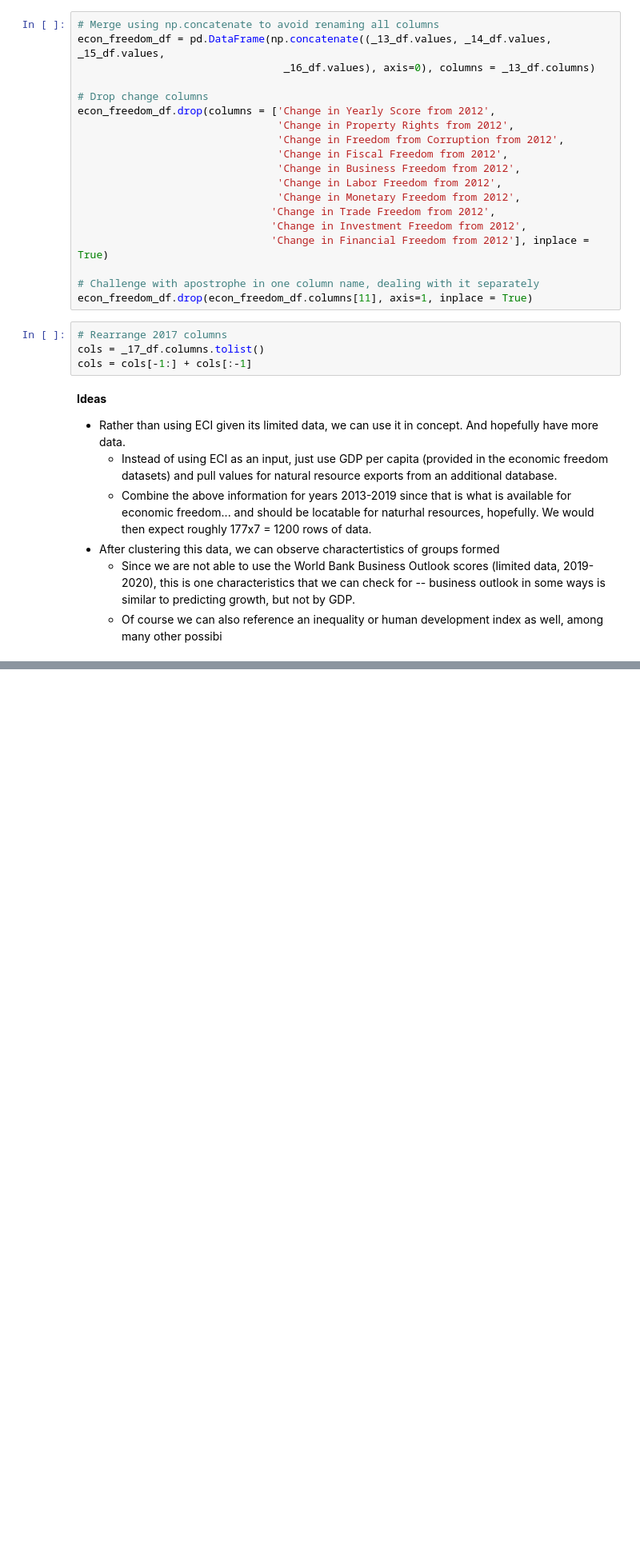
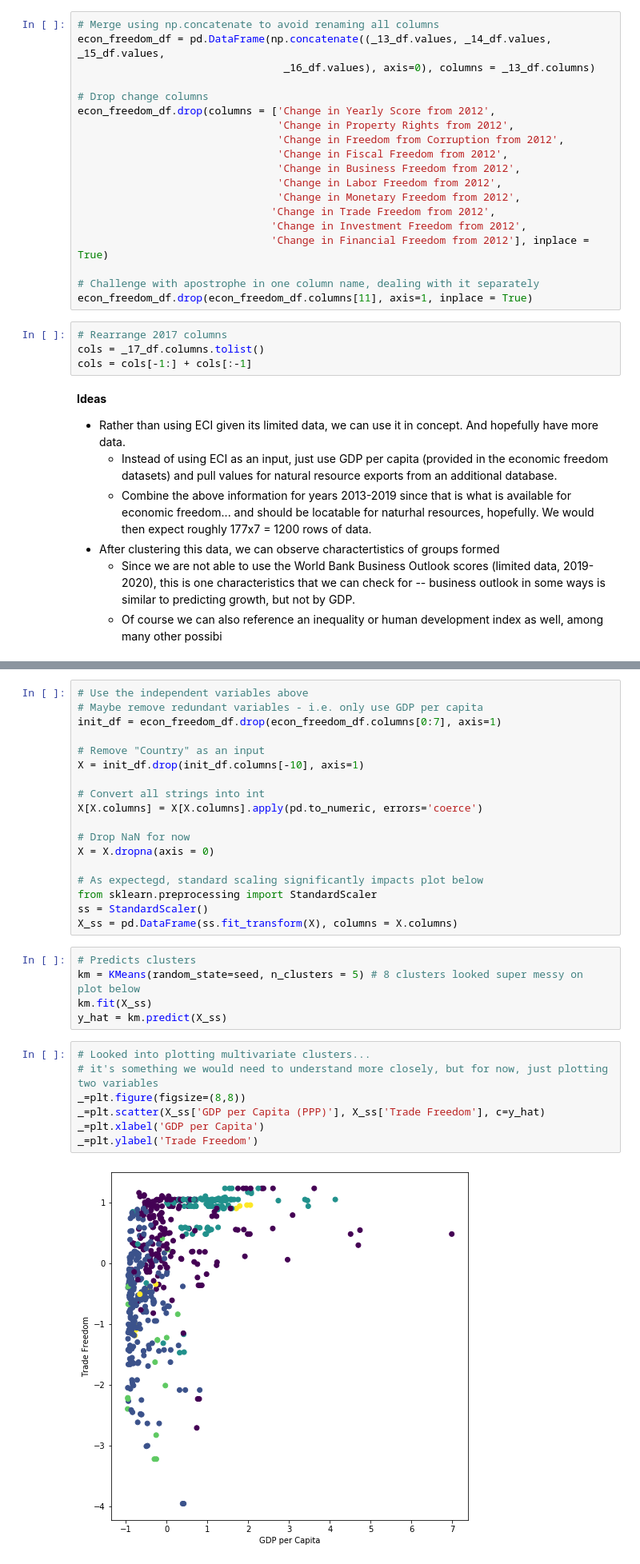
Before and after one commit to achildress83/Symptoms_of_Divorce, a Jupyter notebook: notebooks/Nimu_Aaron.ipynb, the cells around one changed output, grey strips where cells are left out. Shown at 80% size. Cells and saved outputs as stored; diff of their text form; blank space fills up the shorter version.

Commit message:
performed kmeans clustering on econ freedom data

```diff
--- a/notebooks/Nimu_Aaron.ipynb
+++ b/notebooks/Nimu_Aaron.ipynb
@@ -223,0 +255,32 @@ cols = cols[-1:] + cols[:-1]
+# %%
+# Use the independent variables above
+# Maybe remove redundant variables - i.e. only use GDP per capita
+init_df = econ_freedom_df.drop(econ_freedom_df.columns[0:7], axis=1)
+
+# Remove "Country" as an input
+X = init_df.drop(init_df.columns[-10], axis=1)
+
+# Convert all strings into int
+X[X.columns] = X[X.columns].apply(pd.to_numeric, errors='coerce')
+
+# Drop NaN for now
+X = X.dropna(axis = 0)
+
+# As expectegd, standard scaling significantly impacts plot below
+from sklearn.preprocessing import StandardScaler
+ss = StandardScaler()
+X_ss = pd.DataFrame(ss.fit_transform(X), columns = X.columns)
+# %%
+# Predicts clusters
+km = KMeans(random_state=seed, n_clusters = 5) # 8 clusters looked super messy on plot below
+km.fit(X_ss)
+y_hat = km.predict(X_ss)
+# %%
+# Looked into plotting multivariate clusters...
+# it's something we would need to understand more closely, but for now, just plotting two variables
+_=plt.figure(figsize=(8,8))
+_=plt.scatter(X_ss['GDP per Capita (PPP)'], X_ss['Trade Freedom'], c=y_hat)
+_=plt.xlabel('GDP per Capita')
+_=plt.ylabel('Trade Freedom')
+# %% [output]
+[figure, added]
```
Also changed, not shown: parts of 4 cells of this notebook.
